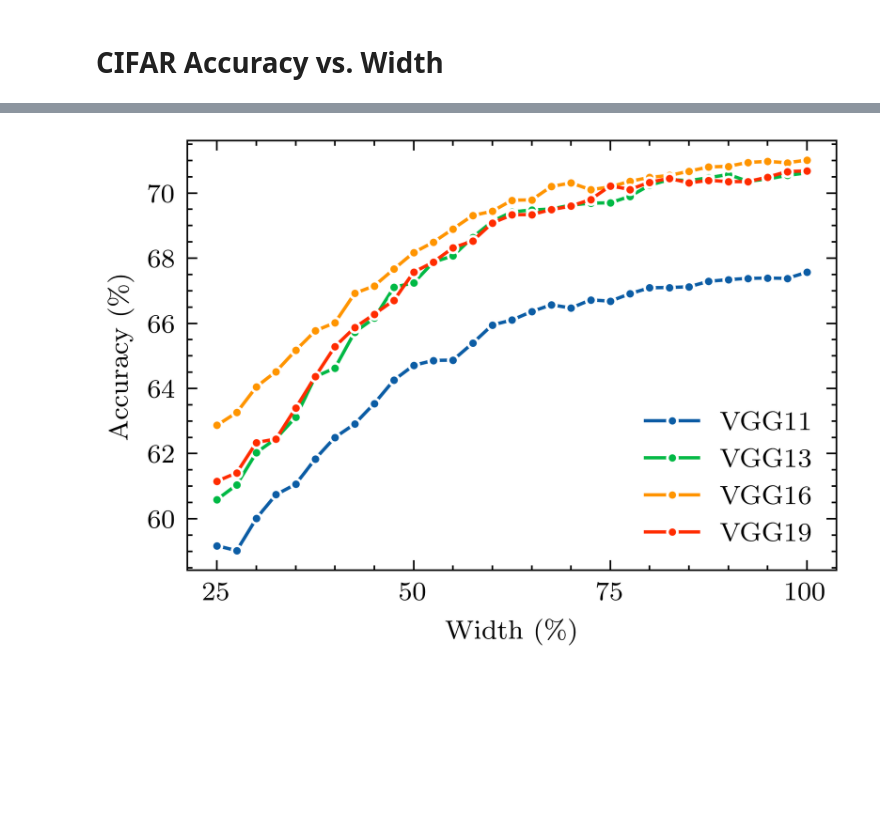
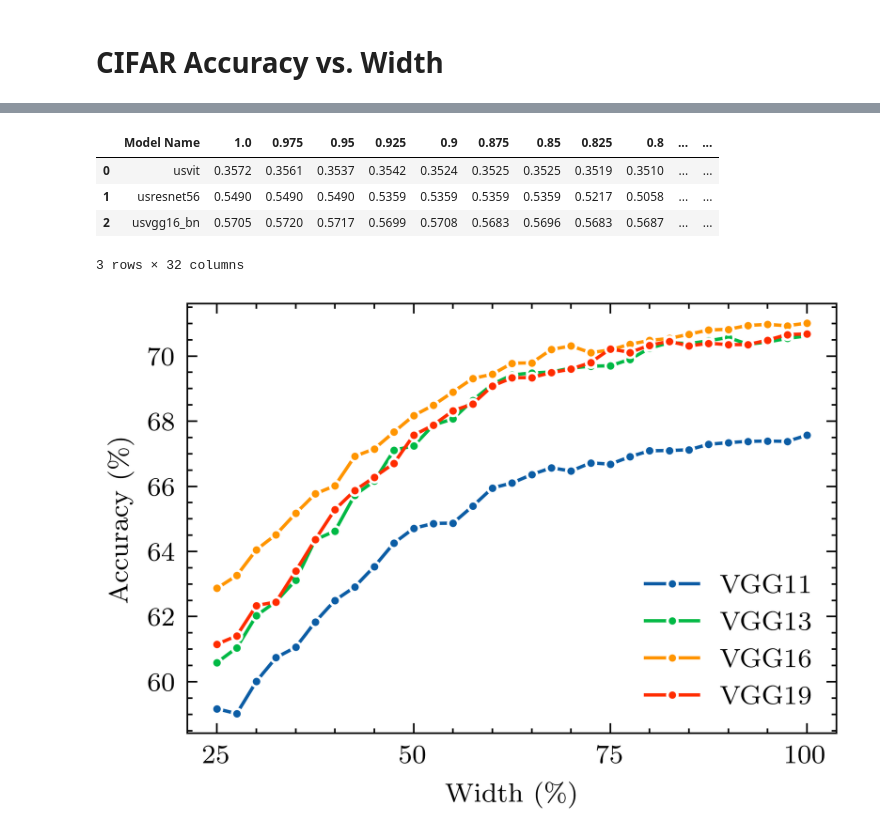
Before and after one commit to Didanny/slimmable-nn, a Jupyter notebook: plots.ipynb, the cells around one changed output, grey strips where cells are left out. Drawn from its saved outputs; the diff is of its cells as text; code cells hidden in the pictures; blank space fills up the shorter version.

```diff
--- a/plots.ipynb
+++ b/plots.ipynb
@@ -42,3 +44,11 @@ df_cifar
+# %%
+df_tinyimagenet
+# %% [output]
+|  | Model Name | 1.0 | 0.975 | 0.95 | 0.925 | 0.9 | 0.875 | 0.85 | 0.825 | 0.8 | ... | ... |
+| 0 | usvit | 0.3572 | 0.3561 | 0.3537 | 0.3542 | 0.3524 | 0.3525 | 0.3525 | 0.3519 | 0.3510 | ... | ... |
+| 1 | usresnet56 | 0.5490 | 0.5490 | 0.5490 | 0.5359 | 0.5359 | 0.5359 | 0.5359 | 0.5217 | 0.5058 | ... | ... |
+| 2 | usvgg16_bn | 0.5705 | 0.5720 | 0.5717 | 0.5699 | 0.5708 | 0.5683 | 0.5696 | 0.5683 | 0.5687 | ... | ... |
+3 rows × 32 columns
 # %%
 df_cifar = df_cifar.melt(id_vars=['Model Name'], var_name='sparsity', value_name='value')
 df_cifar['sparsity'] = df_cifar['sparsity'].astype('float64') * 100
```
Also changed, not shown: parts of 10 cells of this notebook, 10 other files.
